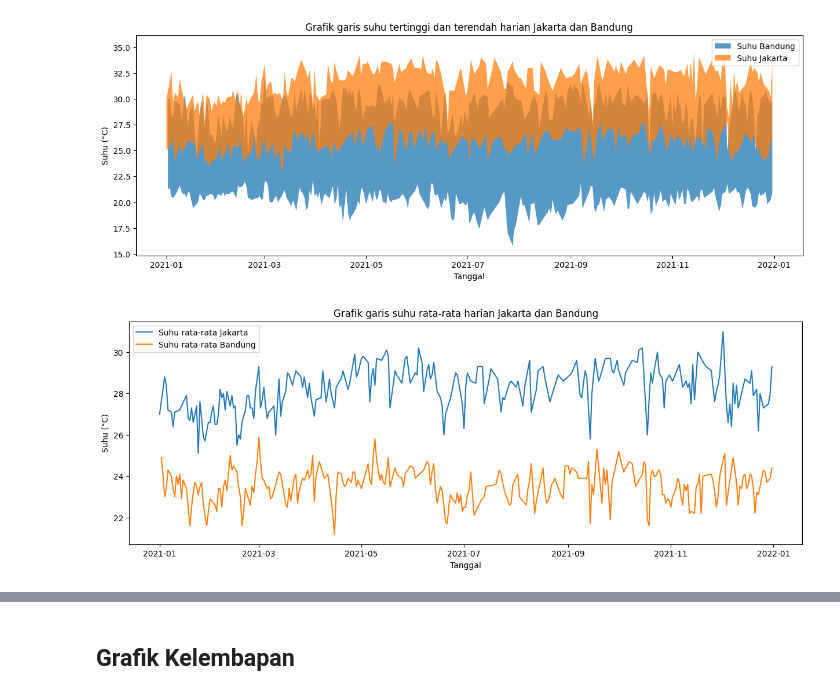
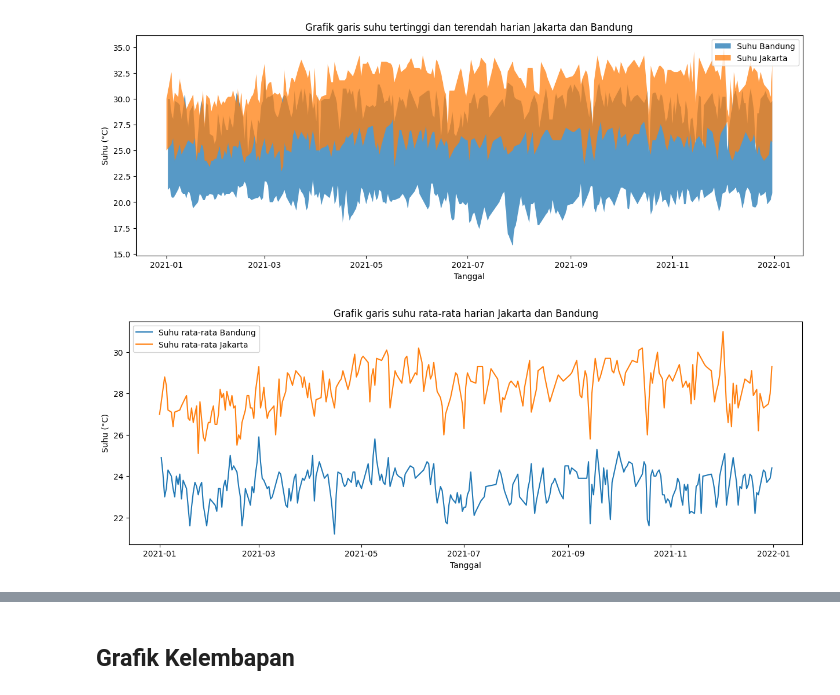
Before and after one commit to KaonWry/tubes-2-pengkom, a Jupyter notebook: main.ipynb, the cells around one changed output, grey strips where cells are left out. Cells and saved outputs as stored; diff of their text form; code cells hidden in the pictures.

```diff
--- a/main.ipynb
+++ b/main.ipynb
@@ -177,15 +173,15 @@ plt.show()
 # %%
 plt.figure(figsize=(15, 5))
 plt.title("Grafik garis suhu rata-rata harian Jakarta dan Bandung")
+# Bandung
+plt.plot(dfBandung.dropna()['Tanggal'], dfBandung.dropna()['Tavg'])
+
 # Jakarta
 plt.plot(dfJakarta.dropna()['Tanggal'], dfJakarta.dropna()['Tavg'])
 
-# Bandung
-plt.plot(dfBandung.dropna()['Tanggal'], dfBandung.dropna()['Tavg'])
-
 plt.xlabel('Tanggal')
 plt.ylabel('Suhu (\u00b0C)')
-plt.legend(['Suhu rata-rata Jakarta', 'Suhu rata-rata Bandung'])
+plt.legend(['Suhu rata-rata Bandung', 'Suhu rata-rata Jakarta'])
 plt.show()
 # %% [output]
-[figure, old version]
+[figure, new version]
```
Also changed, not shown: parts of 13 cells of this notebook.
